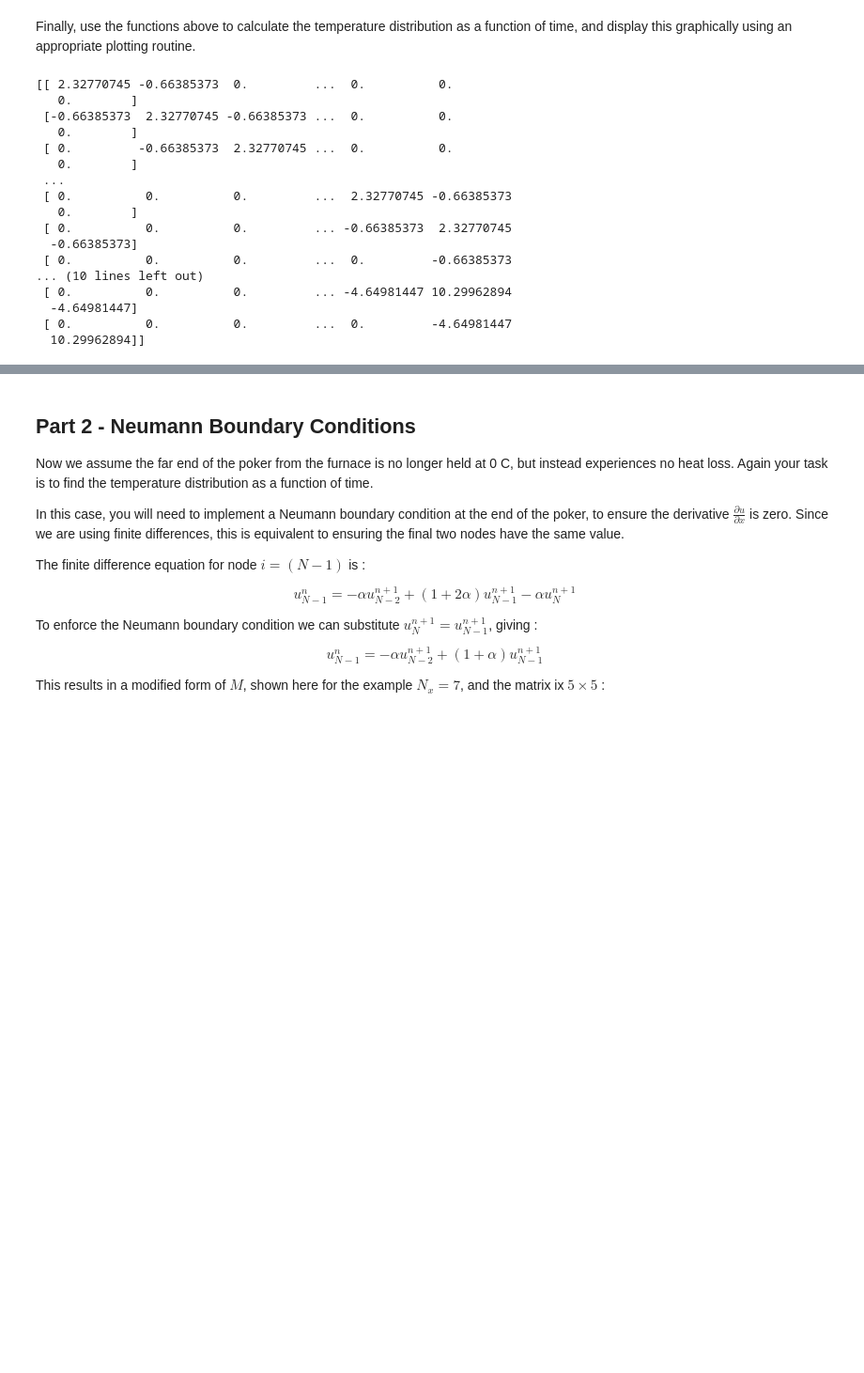
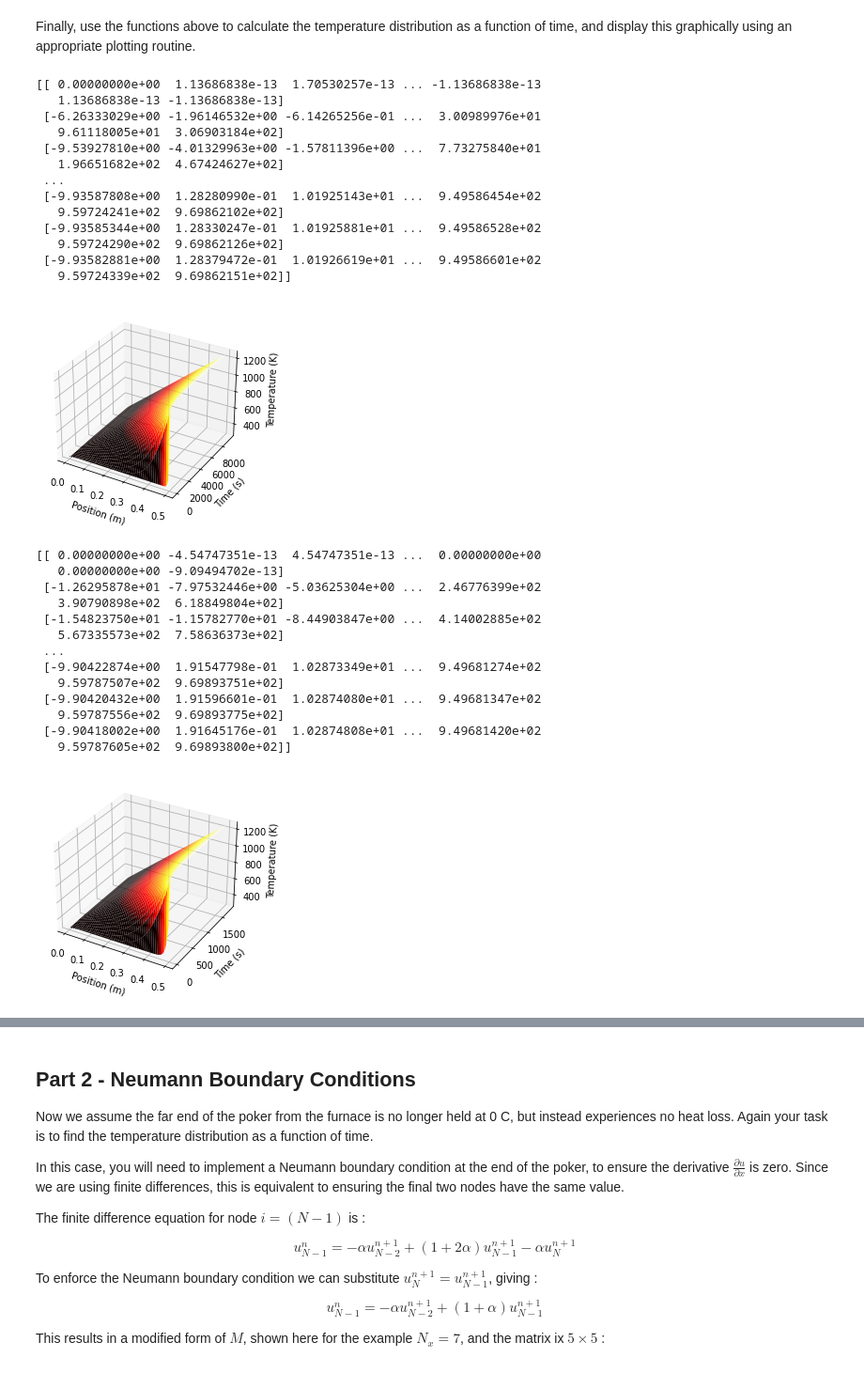
Before and after one commit to Awood-8/CompSci-Y3, a Jupyter notebook: Exercise-2.ipynb, the cells around one changed output, grey strips where cells are left out. Shown at 94% size. Saved outputs shown, nothing was run; the diff lists cells and outputs as text; code cells hidden in the pictures; blank space fills up the shorter version.

```diff
--- a/Exercise-2.ipynb
+++ b/Exercise-2.ipynb
@@ -63,7 +63,7 @@ $$u^n_1 = - \alpha u^{n+1}_2 + (1 + 2\alpha)u^{n+1}_1 - \alpha d_0$$
 
 First, write functions that will construct the matrix equation and boundary value term.
 # %%
-%matplotlib qt
+#%matplotlib notebook
 import numpy as np
 from scipy import linalg
 import matplotlib.pyplot as plt
@@ -105,7 +105,7 @@ class Rod:
         for i in range(0,self.seg -2):
             mat[i,i]=1 + 2*self.a
 
-        if b_type == 1:
+        if b_type != 0:
             mat[0,0] = 1 + self.a
 
         return mat
@@ -155,23 +155,27 @@ class Rod:
         mat = self.matmaker(b_type) #use function to generate matrix based on specified boundary conditions
         bound = self.boundary(b_type) #generate specified boundary condition vector
         f_u = np.zeros((timesteps, self.seg - 2)) #initialise storage array for u(x,t)
+        f_u_error = np.zeros((timesteps, self.seg - 2))
 
         f_u [0,:] = linalg.solve(mat,(self.u - bound)) #initialise first column for iterating
+        f_u_error [0,:] = mat @ f_u [0,:] + bound - self.u
 
         for i in range(1,timesteps): #iterate until equilibrium or timestep limit reached
             f_u[i,:] = linalg.solve(mat ,(f_u[i-1,:] - bound))
+            f_u_error [i,:] = mat @ f_u [i,:] + bound - self.u
 
             if i > 10 and np.mean(f_u[i,:] - f_u[i-10,:]) < 0.005: #check if rod has reached equilibrium and finish iterating
                 timesteps = i #store final number of iterations
                 f_u = f_u[0:i,:] #remove surplus empty storage matrix columns
-
+                f_u_error = f_u_error[0:i,:]
+                print(f_u_error)
                 break
 
         self.plotter(f_u,timesteps) #send rod temperature data and no. iterations to plotting function
 
 segments = 100
 
-timesteps = 500000
+timesteps = 50000
 dt = 1
 
 x = 0.5
@@ -193,6 +197,8 @@ cu_tdiff = cu_tc / (cu_density * cu_shc)
 '''initialise material classes'''
 iron_50 = Rod(x,segments,dt,d0,dN,u0,iron_tdiff)
 cu_50 = Rod(x, segments, dt, d0, dN, u0, cu_tdiff)
+
+iron_mid = Rod(x, segments, dt, d0, dN, u0, iron_tdiff)
 # %% [markdown]
 Now write a function which will transport the temperature distribution at time step $n$ to time step $n+1$. You will need to use an appropriate linear algebra routine.
 # %% [markdown]
@@ -200,21 +206,33 @@ Finally, use the functions above to calculate the temperature distribution as a
 # %%
 iron_50.time_iterator(timesteps, 0)
 cu_50.time_iterator(timesteps, 0)
+iron_mid.time_iterator(timesteps, 0)
 # %% [output]
-[[ 2.32770745 -0.66385373  0.         ...  0.          0.
-   0.        ]
- [-0.66385373  2.32770745 -0.66385373 ...  0.          0.
-   0.        ]
- [ 0.         -0.66385373  2.32770745 ...  0.          0.
-   0.        ]
+[[ 0.00000000e+00  1.13686838e-13  1.70530257e-13 ... -1.13686838e-13
+   1.13686838e-13 -1.13686838e-13]
+ [-6.26333029e+00 -1.96146532e+00 -6.14265256e-01 ...  3.00989976e+01
+   9.61118005e+01  3.06903184e+02]
+ [-9.53927810e+00 -4.01329963e+00 -1.57811396e+00 ...  7.73275840e+01
+   1.96651682e+02  4.67424627e+02]
  ...
- [ 0.          0.          0.         ...  2.32770745 -0.66385373
-   0.        ]
- [ 0.          0.          0.         ... -0.66385373  2.32770745
-  -0.66385373]
- [ 0.          0.          0.         ...  0.         -0.66385373
-... (10 lines left out)
- [ 0.          0.          0.         ... -4.64981447 10.29962894
-  -4.64981447]
- [ 0.          0.          0.         ...  0.         -4.64981447
-  10.29962894]]
+ [-9.93587808e+00  1.28280990e-01  1.01925143e+01 ...  9.49586454e+02
+   9.59724241e+02  9.69862102e+02]
+ [-9.93585344e+00  1.28330247e-01  1.01925881e+01 ...  9.49586528e+02
+   9.59724290e+02  9.69862126e+02]
+ [-9.93582881e+00  1.28379472e-01  1.01926619e+01 ...  9.49586601e+02
+   9.59724339e+02  9.69862151e+02]]
+[figure, added]
+[[ 0.00000000e+00 -4.54747351e-13  4.54747351e-13 ...  0.00000000e+00
+   0.00000000e+00 -9.09494702e-13]
+ [-1.26295878e+01 -7.97532446e+00 -5.03625304e+00 ...  2.46776399e+02
+   3.90790898e+02  6.18849804e+02]
+ [-1.54823750e+01 -1.15782770e+01 -8.44903847e+00 ...  4.14002885e+02
+   5.67335573e+02  7.58636373e+02]
+ ...
+ [-9.90422874e+00  1.91547798e-01  1.02873349e+01 ...  9.49681274e+02
+   9.59787507e+02  9.69893751e+02]
+ [-9.90420432e+00  1.91596601e-01  1.02874080e+01 ...  9.49681347e+02
+   9.59787556e+02  9.69893775e+02]
+ [-9.90418002e+00  1.91645176e-01  1.02874808e+01 ...  9.49681420e+02
+   9.59787605e+02  9.69893800e+02]]
+[figure, added]
```
Also changed, not shown: parts of 2 cells of this notebook, 1 other file.
